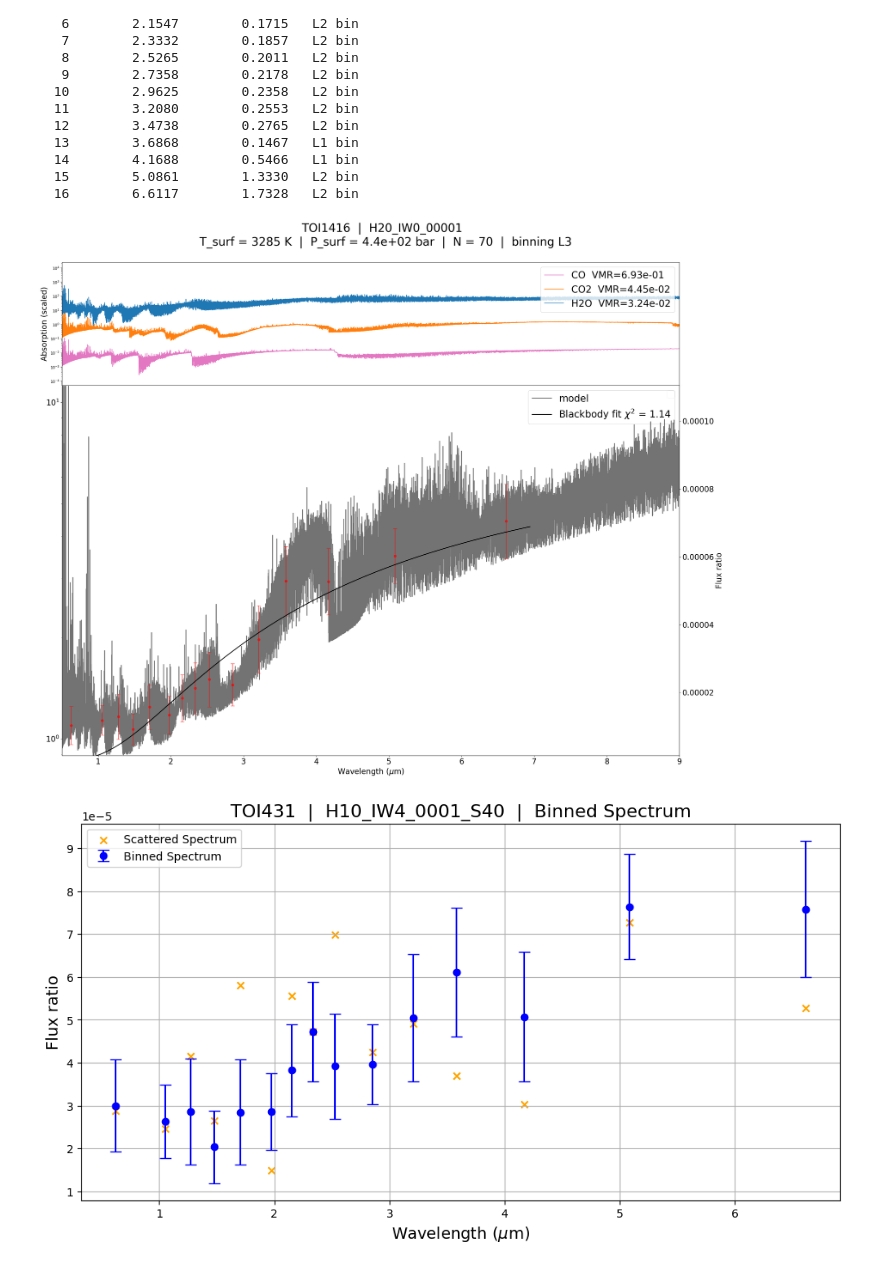
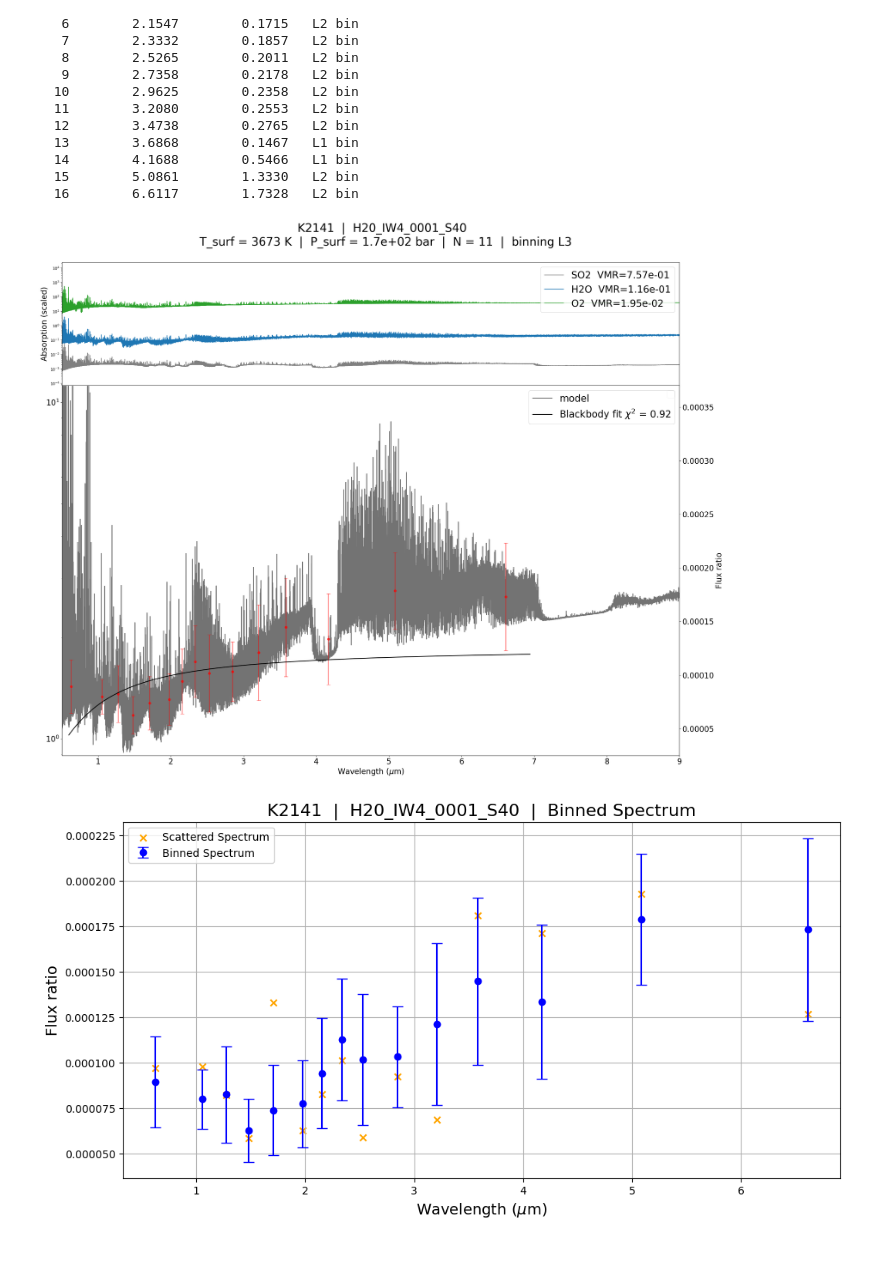
Before and after one commit to lorlo9999/MasterThesis, a Jupyter notebook: spectroscopy.ipynb, the cells around one changed output. Drawn from its saved outputs; the diff is of its cells as text; code cells hidden in the pictures.

Commit message:
Fixed plotting settings

```diff
--- a/spectroscopy.ipynb
+++ b/spectroscopy.ipynb
@@ -109,9 +109,9 @@ display(nightside)
 # PARAMETERS — edit these before running the cells below
 # ============================================================
 
-planet_name = "TOI1416"         # one of: HD3167, K2141, LHS1478, TOI431, TOI500, TOI561, TOI1416, TOI1807
-sim_name    = "H20_IW0_00001"  # simulation sub-folder inside PLANETS/<planet_name>/
-N           = 70              # number of observations (noise scaled as yerr = noise/sqrt(N))
+planet_name = "K2141"         # one of: HD3167, K2141, LHS1478, TOI431, TOI500, TOI561, TOI1416, TOI1807
+sim_name    = "H20_IW4_0001_S40"  # simulation sub-folder inside PLANETS/<planet_name>/
+N           = 11               # number of observations (noise scaled as yerr = noise/sqrt(N))
 binning     = True             # True: plot binned points; False: plot full Ariel grid
 
 ariel  = pd.read_csv(f'ARIEL/arielrad_{planet_name}/tier2.csv', skiprows=6)
@@ -682,7 +682,7 @@ fig4.suptitle(f'{planet_name}  |  {sim_name}\n  T_surf = {surf_t:.0f} K  |  P_su
 plt.tight_layout()
 plt.show()
 # %% [output]
-[figure, old version]
+[figure, new version]
 # %%
 # save full binned spectrum (unchanged L3 points + newly binned L3 points)
 full_wl  = list(rem_wl)  + [out[2] for out in res3]
@@ -706,24 +706,24 @@ np.savetxt(
 # %%
 scattered_val = np.array([np.random.normal(val, err) for val, err in zip(full_val, full_err)])
 
 np.savetxt(
-    f'PLANETS/{planet_name}/{sim_name}_{N}_scattered_spectrum-random1.dat',
+    f'PLANETS/{planet_name}/{sim_name}_{N}_scattered_spectrum-random5.dat',
     np.column_stack([full_wl, scattered_val, full_err, full_bw]),
     header='',
     comments='',
 )
 #visualize the final binned spectrum with error bars
 plt.figure(figsize=(12, 6))
 plt.errorbar(full_wl, full_val, yerr=full_err, fmt='o', color='blue', capsize=5, label='Binned Spectrum')
 plt.scatter(full_wl, scattered_val, marker='x', color='orange', label='Scattered Spectrum')
 plt.xlabel(r'Wavelength ($\mu$m)', fontsize=14)
 plt.ylabel('Flux ratio', fontsize=14)
 plt.title(f'{planet_name}  |  {sim_name}  |  Binned Spectrum', fontsize=16)
 plt.legend()
 plt.grid()
 plt.show()
 # %% [output]
-[figure, old version]
+[figure, new version]
 # %%
 indices_data = pd.DataFrame({
     'Planet': planet_name,
```
Also changed, not shown: parts of 4 cells of this notebook, 15 other files.
